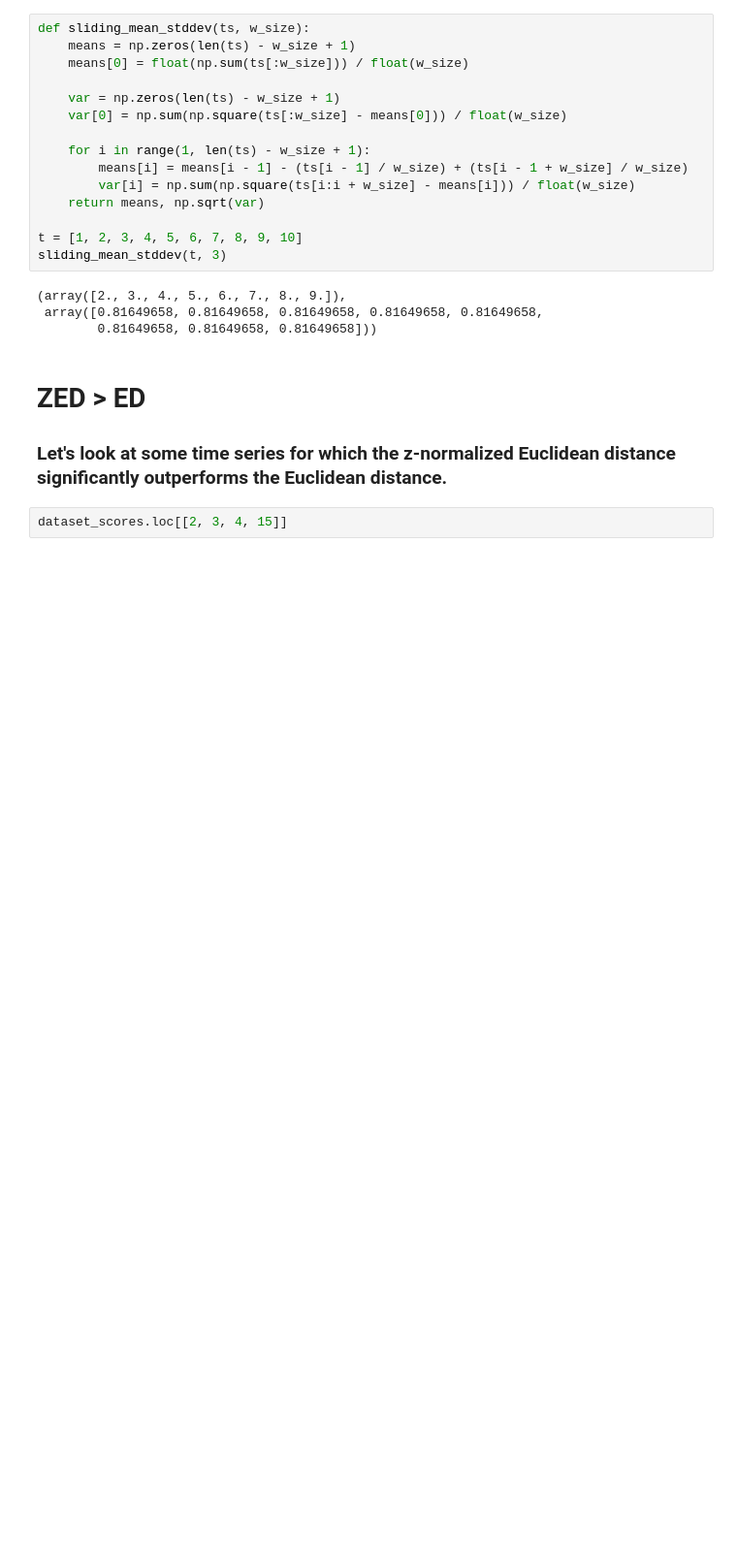
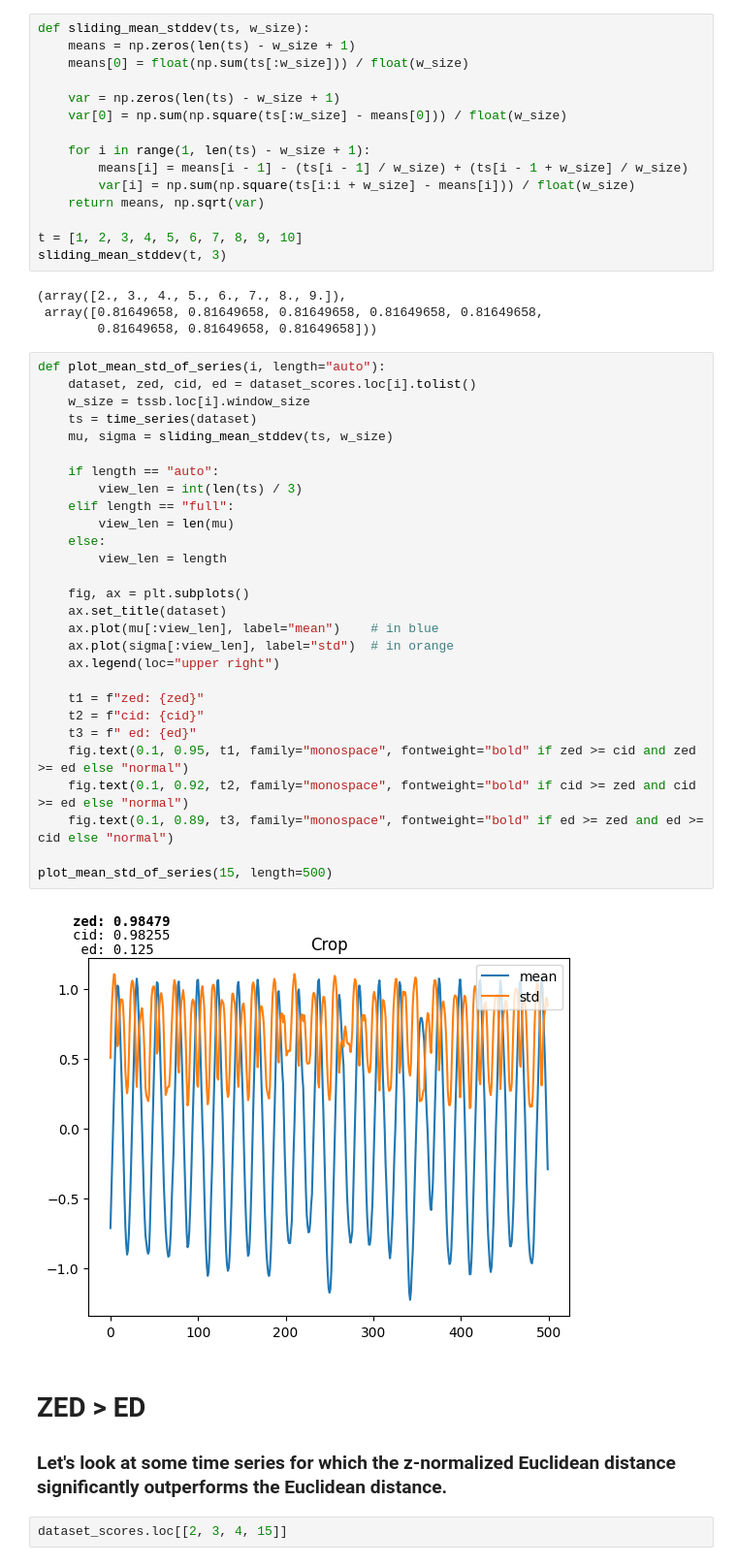
Before and after one commit to JaasperK/oracle, a Jupyter notebook: notebooks/oracle.ipynb, the cells around one changed output. Shown at 97% size. Saved outputs shown, nothing was run; the diff lists cells and outputs as text; blank space fills up the shorter version.

Commit message:
Cleanup of plotting code

```diff
--- a/notebooks/oracle.ipynb
+++ b/notebooks/oracle.ipynb
@@ -168,6 +168,36 @@ sliding_mean_stddev(t, 3)
 (array([2., 3., 4., 5., 6., 7., 8., 9.]),
  array([0.81649658, 0.81649658, 0.81649658, 0.81649658, 0.81649658,
         0.81649658, 0.81649658, 0.81649658]))
+# %%
+def plot_mean_std_of_series(i, length="auto"):
+    dataset, zed, cid, ed = dataset_scores.loc[i].tolist()
+    w_size = tssb.loc[i].window_size
+    ts = time_series(dataset)
+    mu, sigma = sliding_mean_stddev(ts, w_size)
+
+    if length == "auto":
+        view_len = int(len(ts) / 3)
+    elif length == "full":
+        view_len = len(mu)
+    else:
+        view_len = length
+
+    fig, ax = plt.subplots()
+    ax.set_title(dataset)
+    ax.plot(mu[:view_len], label="mean")    # in blue
+    ax.plot(sigma[:view_len], label="std")  # in orange
+    ax.legend(loc="upper right")
+
+    t1 = f"zed: {zed}"
+    t2 = f"cid: {cid}"
+    t3 = f" ed: {ed}"
+    fig.text(0.1, 0.95, t1, family="monospace", fontweight="bold" if zed >= cid and zed >= ed else "normal")
+    fig.text(0.1, 0.92, t2, family="monospace", fontweight="bold" if cid >= zed and cid >= ed else "normal")
+    fig.text(0.1, 0.89, t3, family="monospace", fontweight="bold" if ed >= zed and ed >= cid else "normal")
+
+plot_mean_std_of_series(15, length=500)
+# %% [output]
+[figure, added]
 # %% [markdown]
 # ZED > ED
 ### Let's look at some time series for which the z-normalized Euclidean distance significantly outperforms the Euclidean distance.
```
Also changed, not shown: parts of 31 cells of this notebook.
